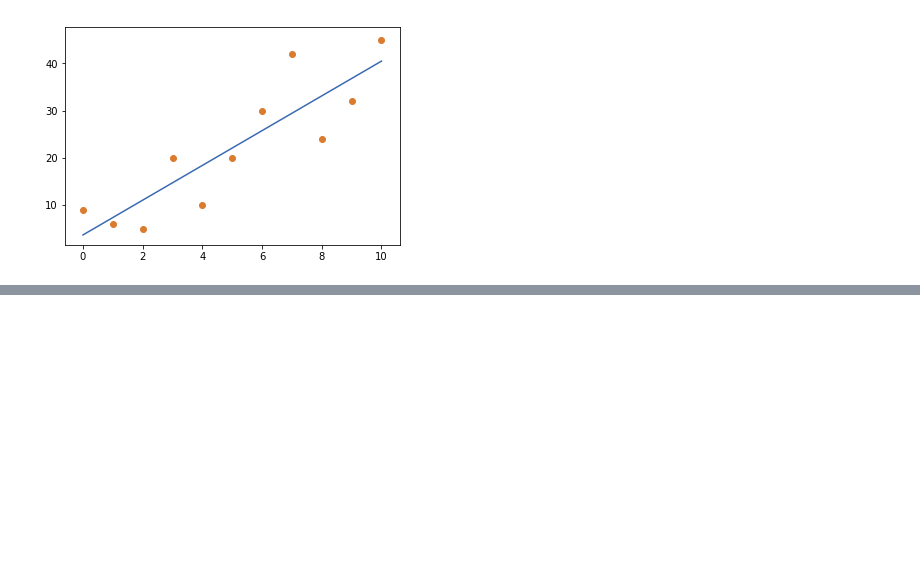
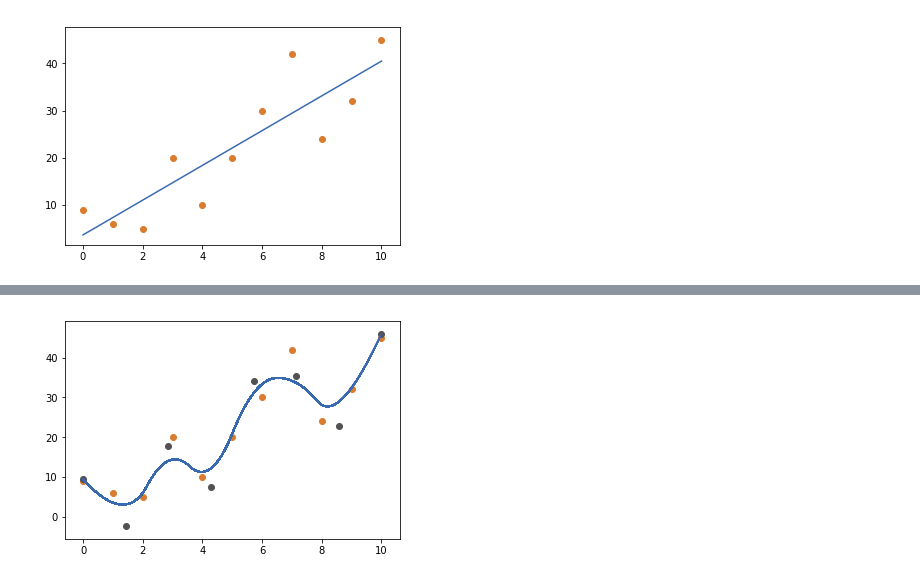
Before and after one commit to lakinwecker/numerical-optimization, a Jupyter notebook: Non linear least squares/Linear Least Squares.ipynb, the cells around one changed output, grey strips where cells are left out. Drawn from its saved outputs; the diff is of its cells as text; code cells hidden in the pictures; blank space fills up the shorter version.

```diff
--- a/Non linear least squares/Linear Least Squares.ipynb
+++ b/Non linear least squares/Linear Least Squares.ipynb
@@ -90,0 +107,6 @@ If you're reading this message in another notebook frontend (for example, a stat
+# %%
+order = 3
+control_points_size = 8
+find_b_spline(order, control_points_size)
+# %% [output]
+[figure, added]
```
Also changed, not shown: parts of 6 cells of this notebook.
